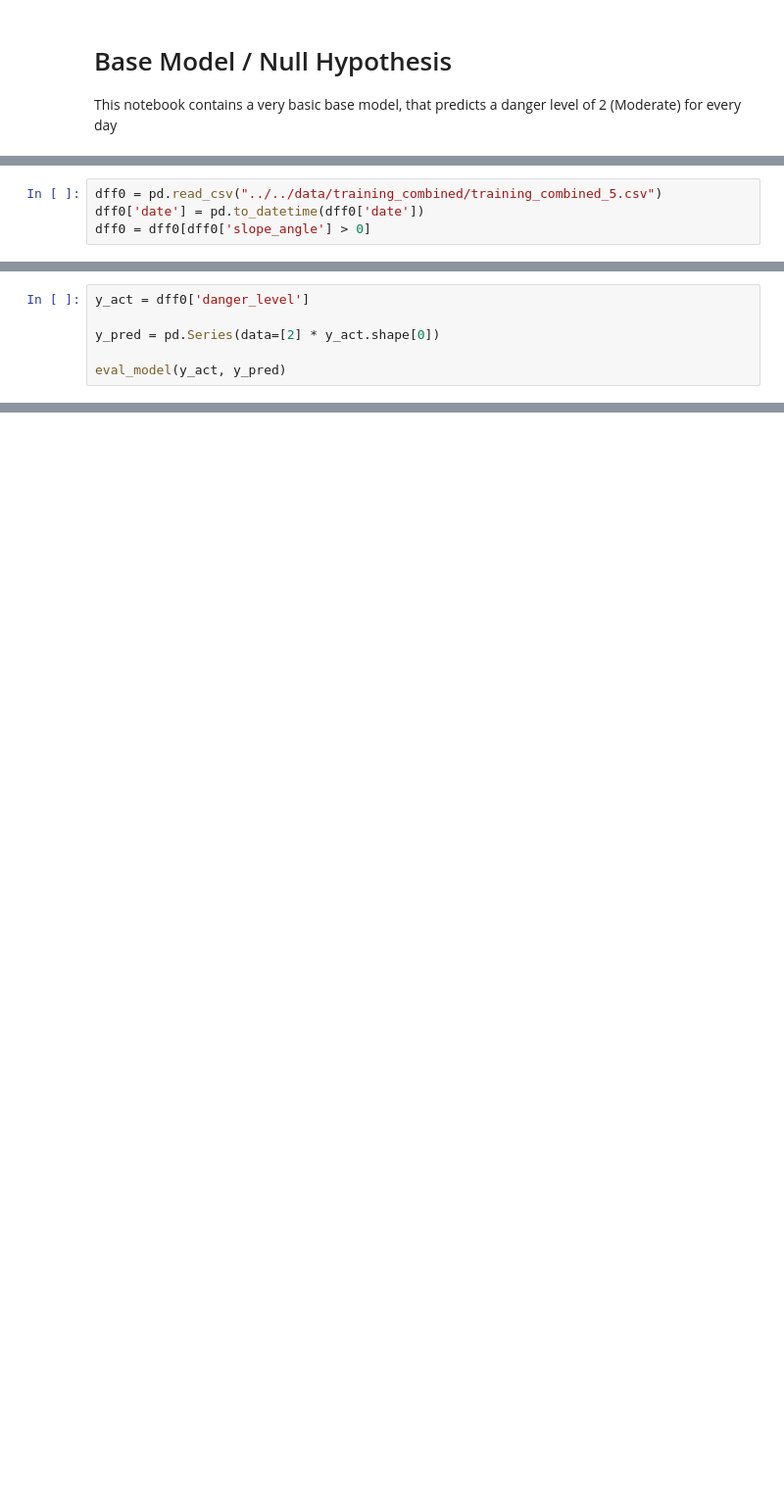
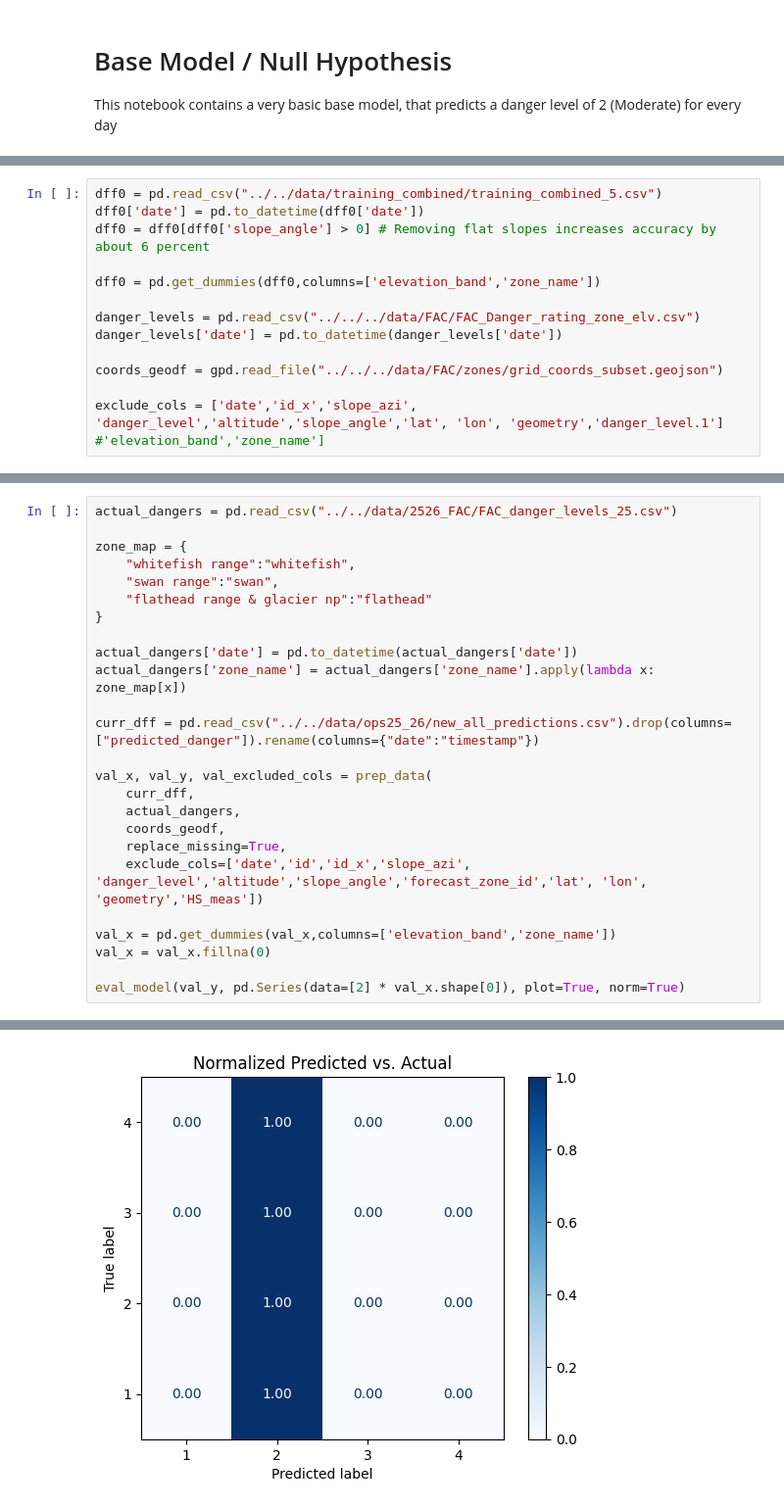
Before and after one commit to CanFam23/avy-forecasting, a Jupyter notebook: notebooks/model/base.ipynb, the cells around one changed output, grey strips where cells are left out. Shown at 98% size. Cells and saved outputs as stored; diff of their text form; blank space fills up the shorter version.

```diff
--- a/notebooks/model/base.ipynb
+++ b/notebooks/model/base.ipynb
@@ -13,4 +15,13 @@ from src.util.model import eval_model
 # %%
 dff0 = pd.read_csv("../../data/training_combined/training_combined_5.csv")
 dff0['date'] = pd.to_datetime(dff0['date'])
-dff0 = dff0[dff0['slope_angle'] > 0]
+dff0 = dff0[dff0['slope_angle'] > 0] # Removing flat slopes increases accuracy by about 6 percent
+
+dff0 = pd.get_dummies(dff0,columns=['elevation_band','zone_name'])
+
+danger_levels = pd.read_csv("../../../data/FAC/FAC_Danger_rating_zone_elv.csv")
+danger_levels['date'] = pd.to_datetime(danger_levels['date'])
+
+coords_geodf = gpd.read_file("../../../data/FAC/zones/grid_coords_subset.geojson")
+
+exclude_cols = ['date','id_x','slope_azi', 'danger_level','altitude','slope_angle','lat', 'lon', 'geometry','danger_level.1'] #'elevation_band','zone_name']
@@ -17,7 +104,26 @@ dff0 = dff0[dff0['slope_angle'] > 0]
 # %%
-y_act = dff0['danger_level']
+actual_dangers = pd.read_csv("../../data/2526_FAC/FAC_danger_levels_25.csv")
 
-y_pred = pd.Series(data=[2] * y_act.shape[0])
+zone_map = {
+    "whitefish range":"whitefish",
+    "swan range":"swan",
+    "flathead range & glacier np":"flathead"
+}
 
-eval_model(y_act, y_pred)
+actual_dangers['date'] = pd.to_datetime(actual_dangers['date'])
+actual_dangers['zone_name'] = actual_dangers['zone_name'].apply(lambda x: zone_map[x])
+
+curr_dff = pd.read_csv("../../data/ops25_26/new_all_predictions.csv").drop(columns=["predicted_danger"]).rename(columns={"date":"timestamp"})
+
+val_x, val_y, val_excluded_cols = prep_data(
+    curr_dff,
+    actual_dangers,
+    coords_geodf,
+    replace_missing=True,
+    exclude_cols=['date','id','id_x','slope_azi', 'danger_level','altitude','slope_angle','forecast_zone_id','lat', 'lon', 'geometry','HS_meas'])
+
+val_x = pd.get_dummies(val_x,columns=['elevation_band','zone_name'])
+val_x = val_x.fillna(0)
+
+eval_model(val_y, pd.Series(data=[2] * val_x.shape[0]), plot=True, norm=True)
 # %% [output]
@@ -29,0 +136 @@ MAE: 0.5783777210263894
+[figure, added]
```
Also changed, not shown: parts of 4 cells of this notebook, 3 other files.
